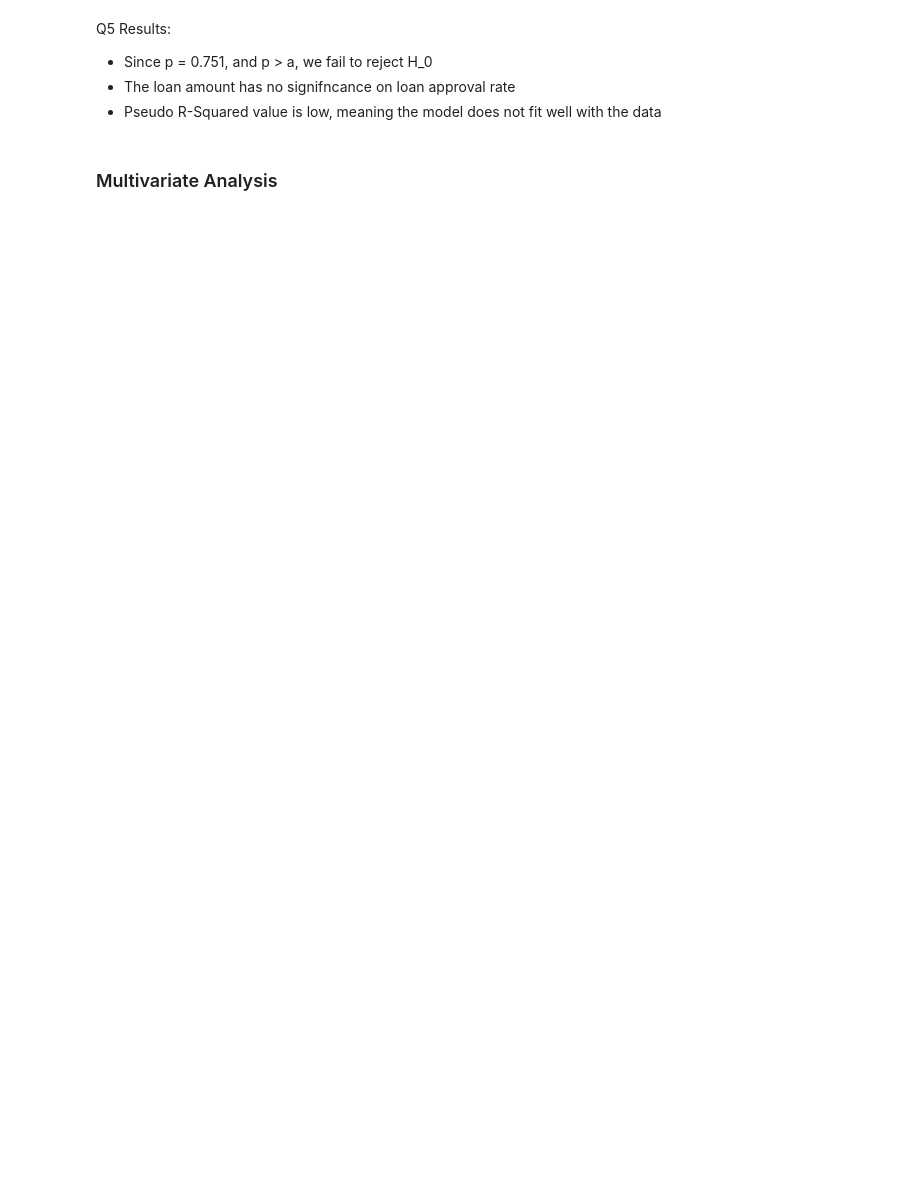
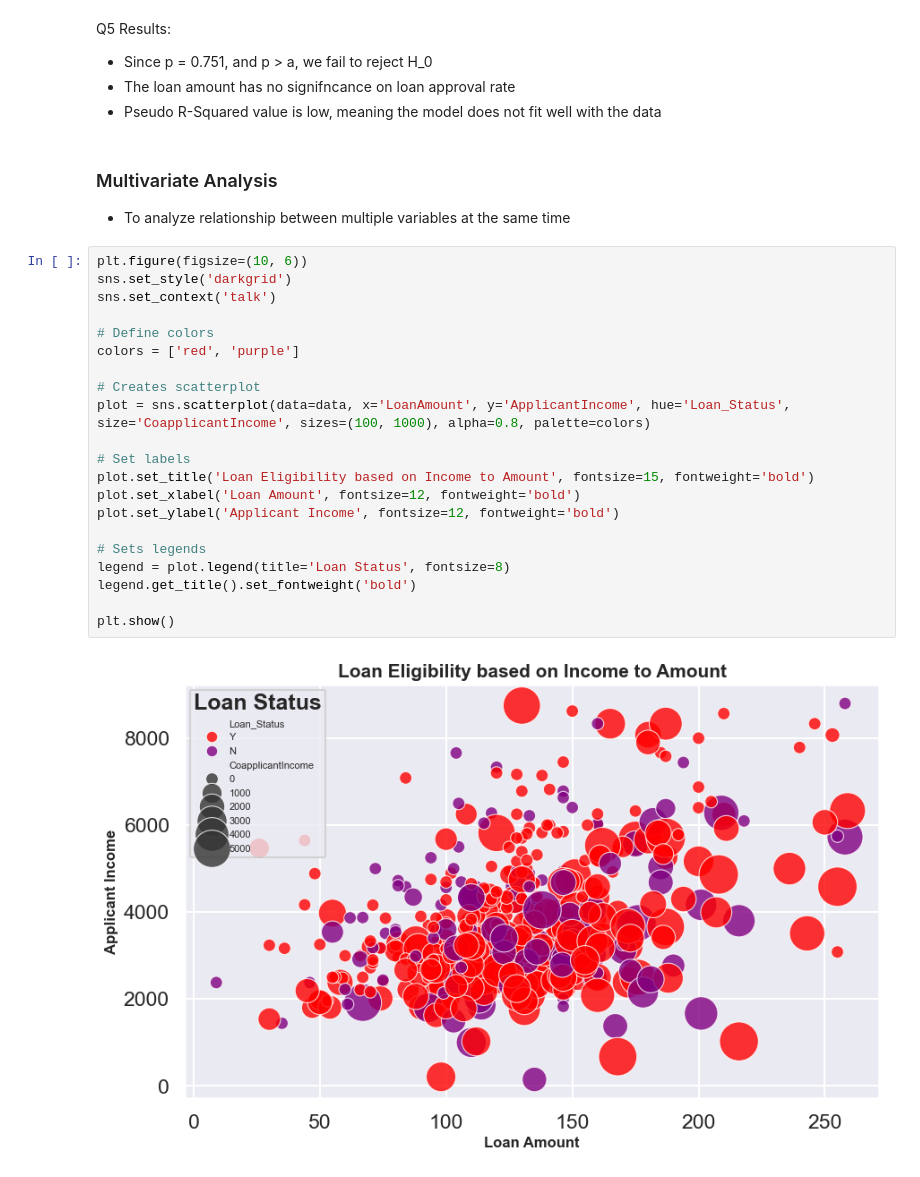
Before and after one commit to EdwinNgui/SmartLoans, a Jupyter notebook: backend/notebooks/analysis.ipynb, the cells around one changed output. Saved outputs shown, nothing was run; the diff lists cells and outputs as text; blank space fills up the shorter version.

Commit message:
Multivariate Analysis, Data Processing, Feature Selection, Data Modeling

```diff
--- a/backend/notebooks/analysis.ipynb
+++ b/backend/notebooks/analysis.ipynb
@@ -659,5 +659,29 @@ Q5 Results:
 - Since p = 0.751, and p > a, we fail to reject H_0
 - The loan amount has no signifncance on loan approval rate
 - Pseudo R-Squared value is low, meaning the model does not fit well with the data
-# %% [markdown]
-### Multivariate Analysis
+# %% [markdown]
+### Multivariate Analysis
+- To analyze relationship between multiple variables at the same time
+# %%
+plt.figure(figsize=(10, 6))
+sns.set_style('darkgrid')
+sns.set_context('talk')
+
+# Define colors
+colors = ['red', 'purple']
+
+# Creates scatterplot
+plot = sns.scatterplot(data=data, x='LoanAmount', y='ApplicantIncome', hue='Loan_Status', size='CoapplicantIncome', sizes=(100, 1000), alpha=0.8, palette=colors)
+
+# Set labels
+plot.set_title('Loan Eligibility based on Income to Amount', fontsize=15, fontweight='bold')
+plot.set_xlabel('Loan Amount', fontsize=12, fontweight='bold')
+plot.set_ylabel('Applicant Income', fontsize=12, fontweight='bold')
+
+# Sets legends
+legend = plot.legend(title='Loan Status', fontsize=8)
+legend.get_title().set_fontweight('bold')
+
+plt.show()
+# %% [output]
+[figure, added]
```
Also changed, not shown: parts of 18 cells of this notebook.
